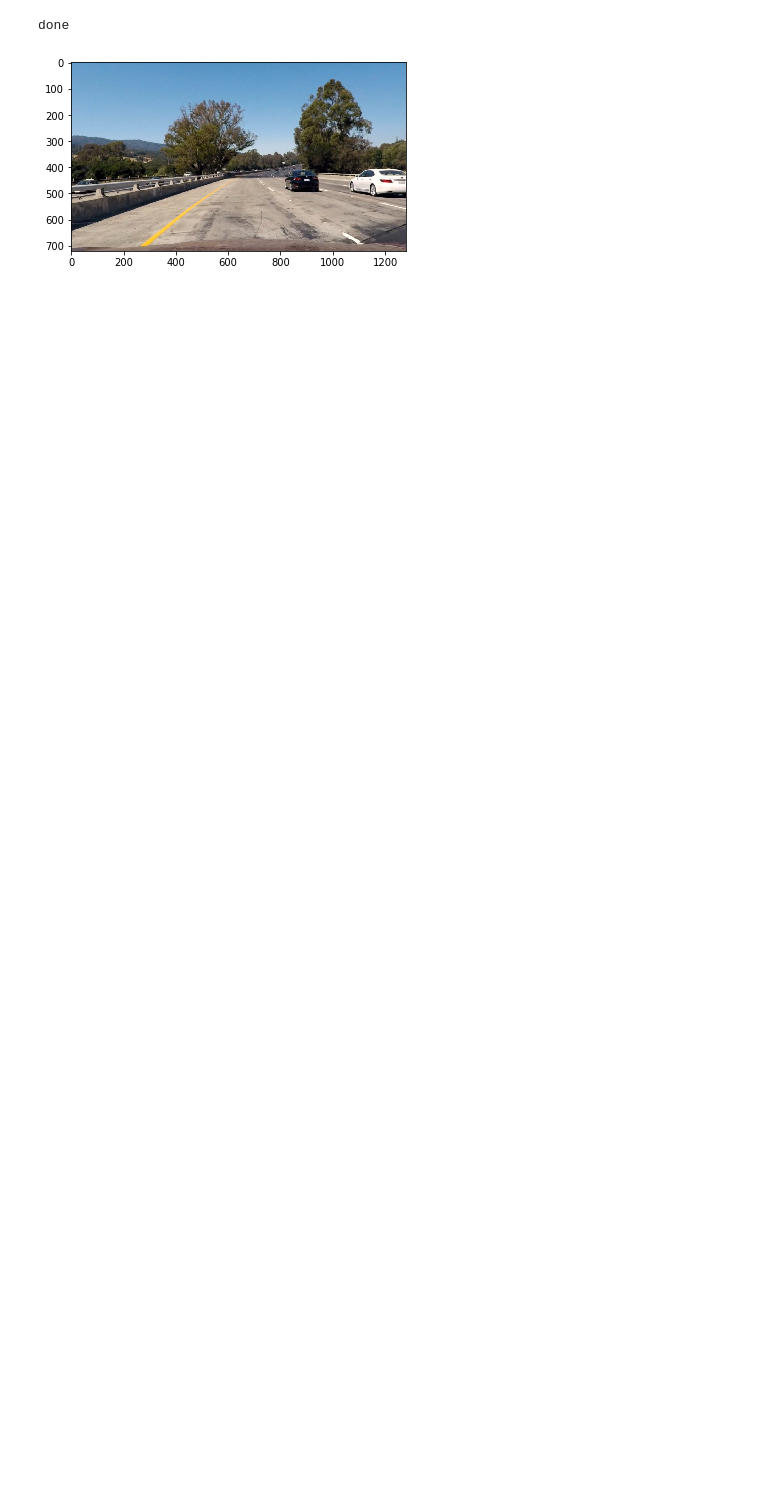
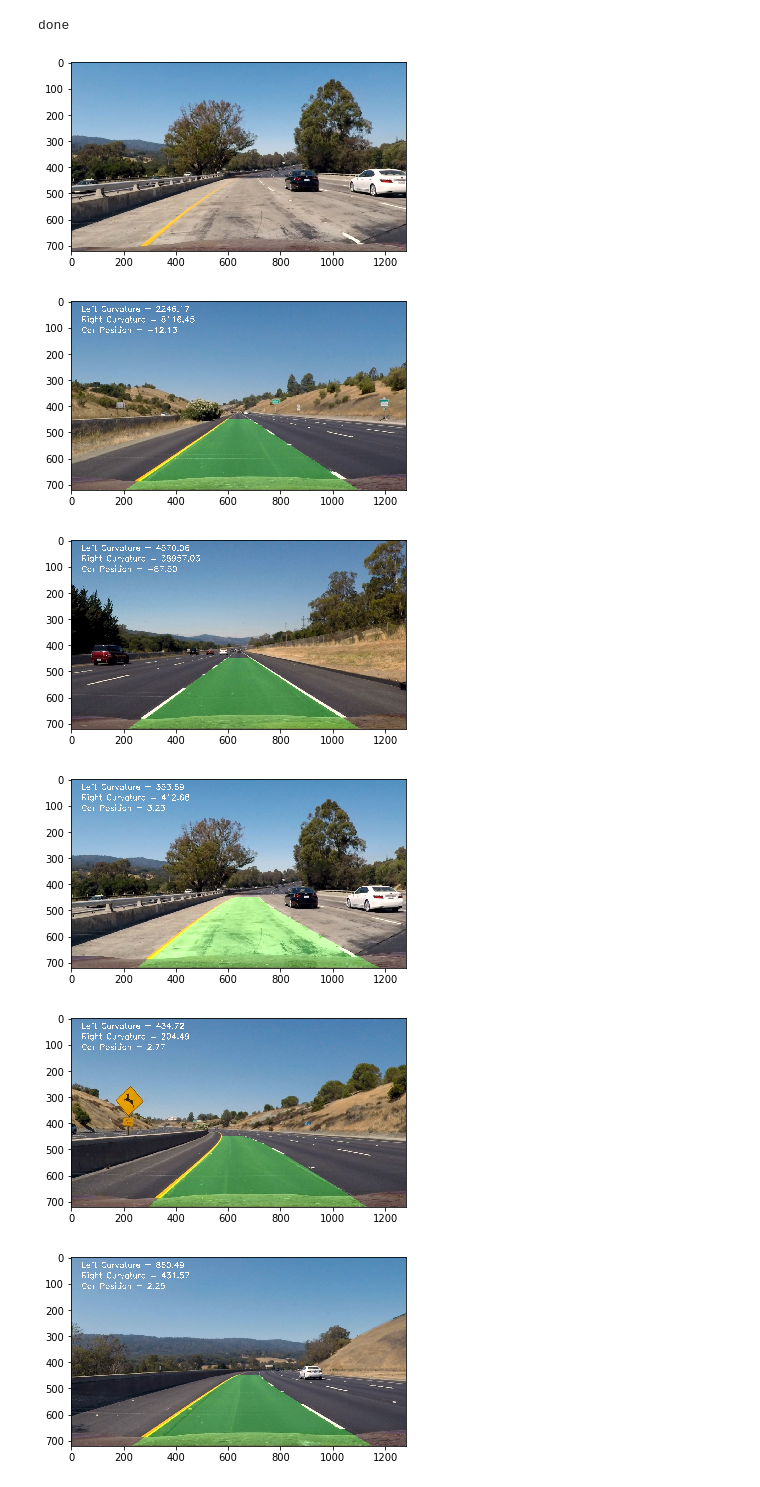
Before and after one commit to aka5hChandra/Advanced-Lane-Detection, a Jupyter notebook: Project 4.ipynb, the cells around one changed output. Cells and saved outputs as stored; diff of their text form; code cells hidden in the pictures; blank space fills up the shorter version.

```diff
--- a/Project 4.ipynb
+++ b/Project 4.ipynb
@@ -572,0 +422,29 @@ class LaneDetection():
+# %%
+import os
+
+images = glob.glob('test_images/*.jpg')
+#print(images)
+
+saveFolder = "output_images"
+for fname in images:
+        line = LaneDetection()
+        img = mpimg.imread(fname)
+        laneDetected = line.processImage(img)
+        outputImagePath = os.path.join(saveFolder, fname)
+        #print(linedImg.shape)
+        histogram = np.sum(laneDetected [:600,:],axis=0)
+        cv2.imwrite(outputImagePath,cv2.cvtColor(laneDetected,cv2.COLOR_RGB2BGR) )
+        plt.figure()
+
+        #plt.subplot(2,1,1)
+        #plt.plot(histogram)
+        #plt.imshow(img)
+        #plt.subplot(2,1,2)
+
+        plt.imshow(laneDetected)
+# %% [output]
+[figure, added]
+[figure, added]
+[figure, added]
+[figure, added]
+[figure, added]
```
Also changed, not shown: parts of 4 cells of this notebook, 10 other files.
